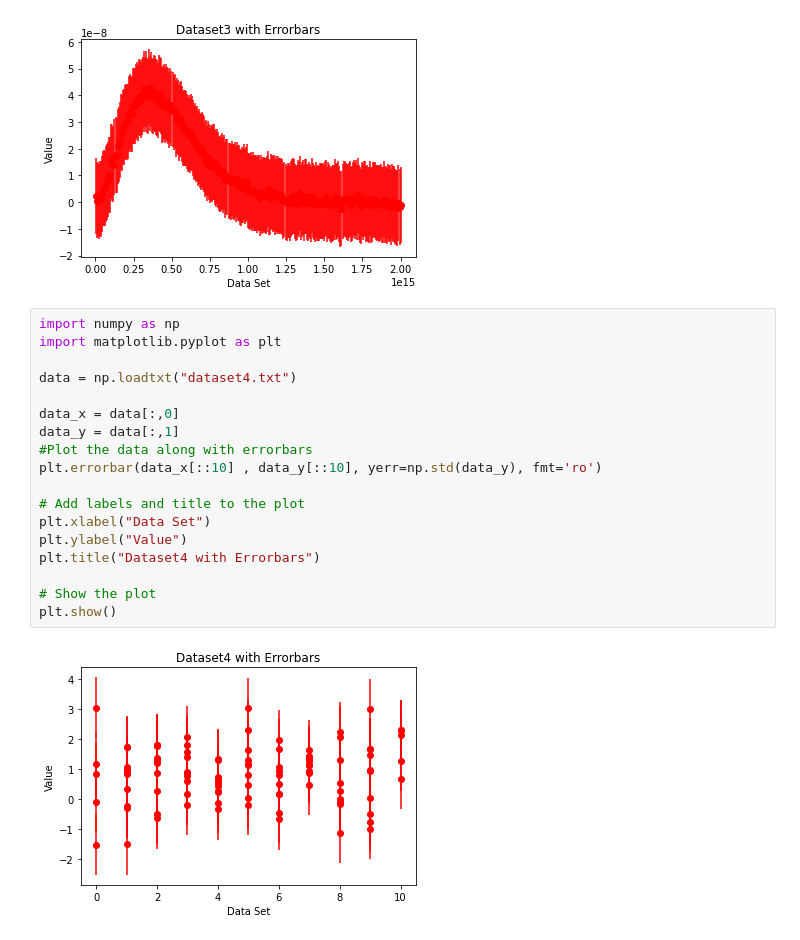
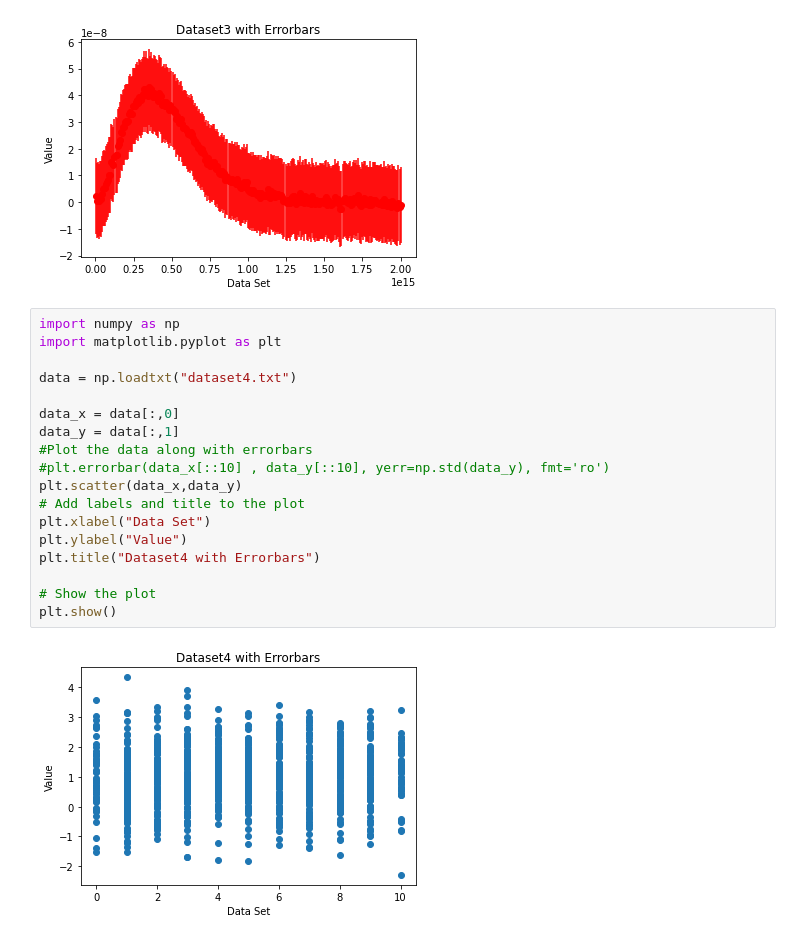
Before and after one commit to AnonymousePikachu/EE2703-ASL, a Jupyter notebook: Week 3/Week3Pres.ipynb, the cells around one changed output. Drawn from its saved outputs; the diff is of its cells as text.

```diff
--- a/Week 3/Week3Pres.ipynb
+++ b/Week 3/Week3Pres.ipynb
@@ -210,20 +210,20 @@ plt.show()
 # %%
 import numpy as np
 import matplotlib.pyplot as plt
 
 data = np.loadtxt("dataset4.txt")
 
 data_x = data[:,0]
 data_y = data[:,1]
 #Plot the data along with errorbars
-plt.errorbar(data_x[::10] , data_y[::10], yerr=np.std(data_y), fmt='ro')
-
+#plt.errorbar(data_x[::10] , data_y[::10], yerr=np.std(data_y), fmt='ro')
+plt.scatter(data_x,data_y)
 # Add labels and title to the plot
 plt.xlabel("Data Set")
 plt.ylabel("Value")
 plt.title("Dataset4 with Errorbars")
 
 # Show the plot
 plt.show()
 # %% [output]
-[figure, old version]
+[figure, new version]
```
Also changed, not shown: parts of 4 cells of this notebook.
